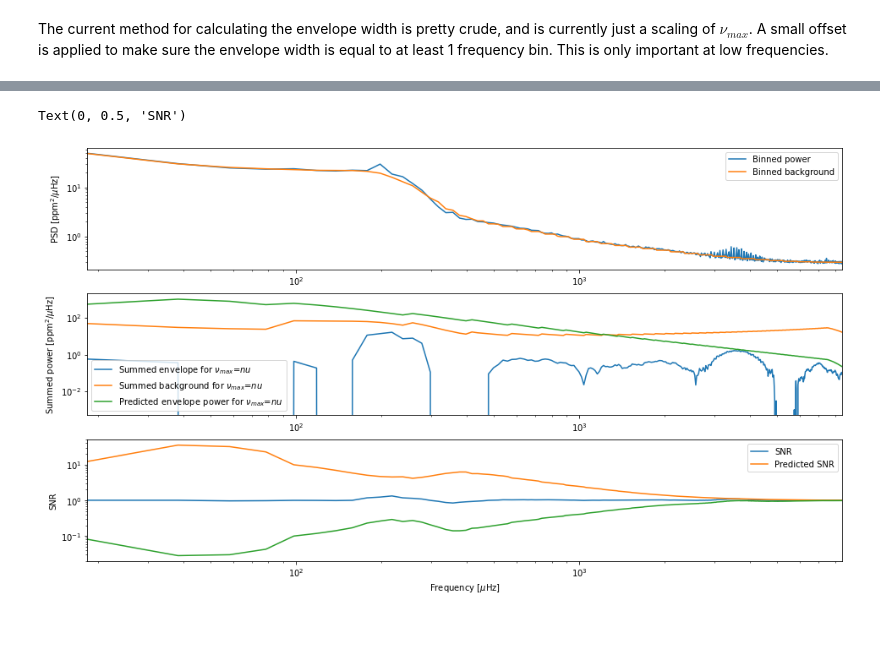
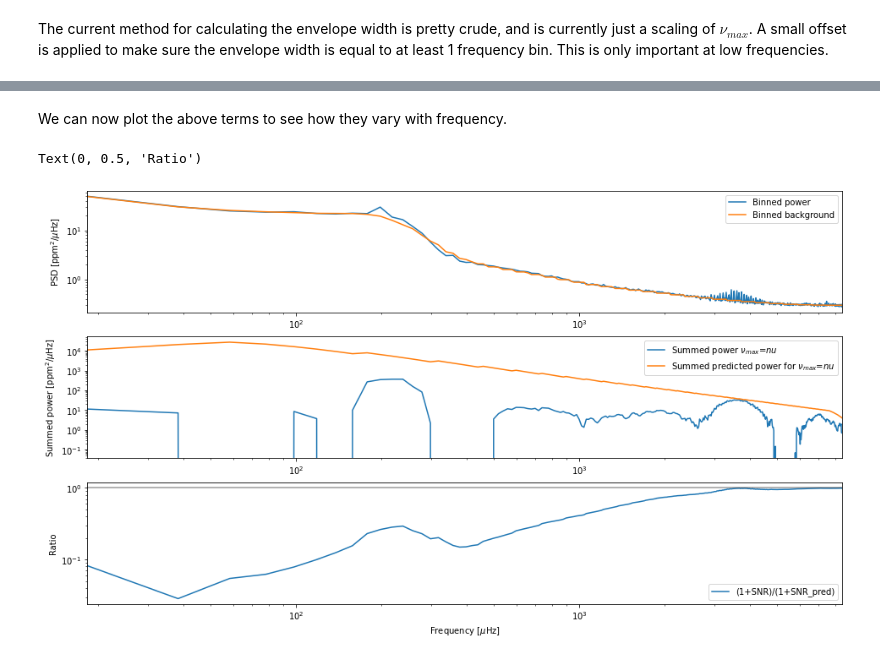
Before and after one commit to nielsenmb/PSM128, a Jupyter notebook: detection/p-mode detection.ipynb, the cells around one changed output, grey strips where cells are left out. Drawn from its saved outputs; the diff is of its cells as text; code cells hidden in the pictures; blank space fills up the shorter version.

```diff
--- a/detection/p-mode detection.ipynb
+++ b/detection/p-mode detection.ipynb
@@ -84,7 +86,9 @@ def bin_this(x, n):
 The binning factor is chosen in terms of $\mu$Hz and should be large to smooth out the envelope. Note that small binning factors will make computations very slow. For short cadence binning $>10\mu$Hz or more is probably best?
 # %%
 df = f[1]-f[0] # The frequency resolution of the unbinned spectrum
-Nbin = int(20 / df) # Binning factor
+
+frequency_bin_size = 20 #muHz
+Nbin = int(frequency_bin_size / df) # Binning factor
 # %% [markdown]
 We can now bin the arrays
 # %%
@@ -118,7 +122,7 @@ def pmode_env(f, numax, Teff):
     """
 
     Henv = env_height(numax, Teff)
-    stdenv = env_width(numax) / 2.*np.sqrt(2.*np.log(2.))
+    stdenv = env_width(numax, Teff)/2. * np.sqrt(2.*np.log(2.))
     envelope = Henv*np.exp(-(f-numax)**2/(2*stdenv**2))
     return envelope
 
@@ -145,7 +149,7 @@ def env_height(numax, Teff, Henv_sun=0.1):
     Henv = Henv_sun*beta**2*(numax/3090.)**-2.79*(Teff/5777.)**3
     return Henv
 
-def env_width(numax):
+def env_width(numax, teff):
     """ Scaling relation for the envelope height
 
     Currently just a crude estimate. This can probably
@@ -163,8 +167,12 @@ def env_width(numax):
         Envelope width in muHz
 
     """
+    if teff <= 5600:
+        width = 0.66*numax**0.88
+    else:
+        width = 0.66*numax**0.88*(1+(teff-5777)*6e-4)
 
-    width = numax/4
+    #width = numax/4
     return width
 # %% [markdown]
 To make a semi-realistic estimate of what the p-mode envelope looks like we need to know the effective temperature of the star. KIC8006161 has a temperature of 5340K.
@@ -220,7 +231,12 @@ The envelope width is perhaps a bit of an underestimate.
 # %%
-Ptot      = np.array([np.sum(pb[env_range[i]]) - np.sum(bb[env_range[i]]) for i in range(len(fb))])
-Btot      = np.array([np.sum(bb[env_range[i]])                 for i in range(len(fb))])
-Ptot_pred = np.array([np.sum(Hgau[i, env_range[i]])          for i in range(len(fb))])
+Ptot = np.zeros_like(fb)
+Ptot_pred = np.zeros_like(fb)
+Btot = np.zeros_like(fb)
+
+for i in range(len(fb)):
+    Ptot[i]      = dfb * np.sum(pb[env_range[i]]- bb[env_range[i]])
+    Ptot_pred[i] = dfb * np.sum(Hgau[i, env_range[i]])
+    Btot[i]      = dfb * np.sum(bb[env_range[i]])
 
 SNR      = Ptot / Btot
 SNR_pred = Ptot_pred / Btot
@@ -230,27 +243,26 @@ SNR_pred = Ptot_pred / Btot
+# %% [markdown]
+We can now plot the above terms to see how they vary with frequency.
 # %%
 fig, ax = subplots(3,1, figsize = (16,9))
 ax[0].loglog(fb, pb, label = 'Binned power')
 ax[0].loglog(fb, bb, label = 'Binned background')
 ax[0].legend()
-ax[0].set_xlim(min(fb),max(fb))
-#ax[0].set_xlabel(r'Frequency [$\mu$Hz]')
+ax[0].set_xlim(min(fb), max(fb))
 ax[0].set_ylabel(r'PSD [ppm$^2/\mu$Hz]')
 
-ax[1].loglog(fb, Ptot, label = r'Summed envelope for $\nu_{max}$=$nu$')
-ax[1].loglog(fb, Btot, label = r'Summed background for $\nu_{max}$=$nu$')
-ax[1].loglog(fb, Ptot_pred, label = r'Predicted envelope power for $\nu_{max}$=$nu$')
+ax[1].loglog(fb, Ptot, label = r'Summed power $\nu_{max}$=$nu$')
+#ax[1].loglog(fb, Btot, label = r'Summed background for $\nu_{max}$=$nu$')
+ax[1].loglog(fb, Ptot_pred, label = r'Summed predicted power for $\nu_{max}$=$nu$')
 ax[1].legend()
 ax[1].set_xlim(min(fb),max(fb))
-#ax[1].set_xlabel(r'Frequency [$\mu$Hz]')
 ax[1].set_ylabel(r'Summed power [ppm$^2/\mu$Hz]')
 
-ax[2].loglog(fb, SNR+1, label = 'SNR')
-ax[2].loglog(fb, SNR_pred+1, label = 'Predicted SNR')
-ax[2].loglog(fb, (1 + SNR)/(1 + SNR_pred))
+ax[2].loglog(fb, (1+SNR)/(1+SNR_pred), label = '(1+SNR)/(1+SNR_pred)')
+ax[2].axhline(1, color = 'k', alpha = 0.4)
 ax[2].legend()
 ax[2].set_xlim(min(fb),max(fb))
 ax[2].set_xlabel(r'Frequency [$\mu$Hz]')
-ax[2].set_ylabel(r'SNR')
+ax[2].set_ylabel(r'Ratio')
 # %% [output]
-Text(0, 0.5, 'SNR')
+Text(0, 0.5, 'Ratio')
-[figure, old version]
+[figure, new version]
```
Also changed, not shown: parts of 35 cells of this notebook, 7 other files.
